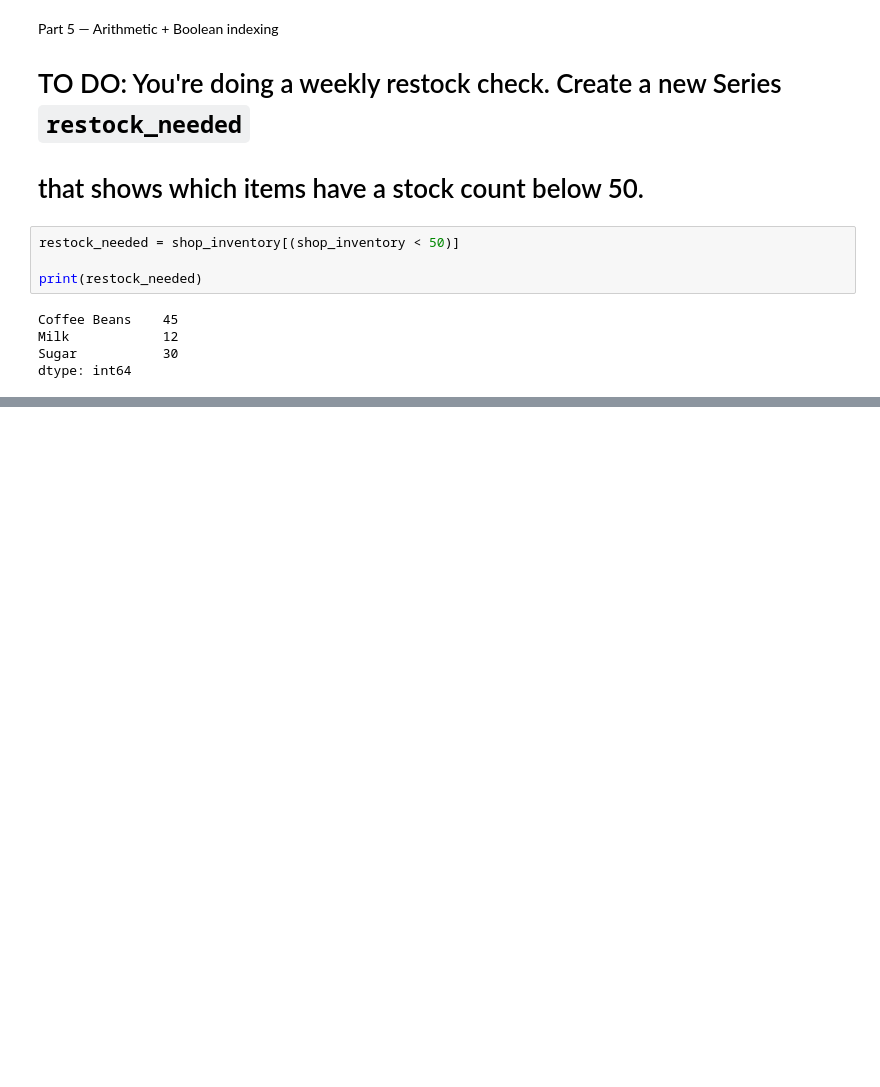
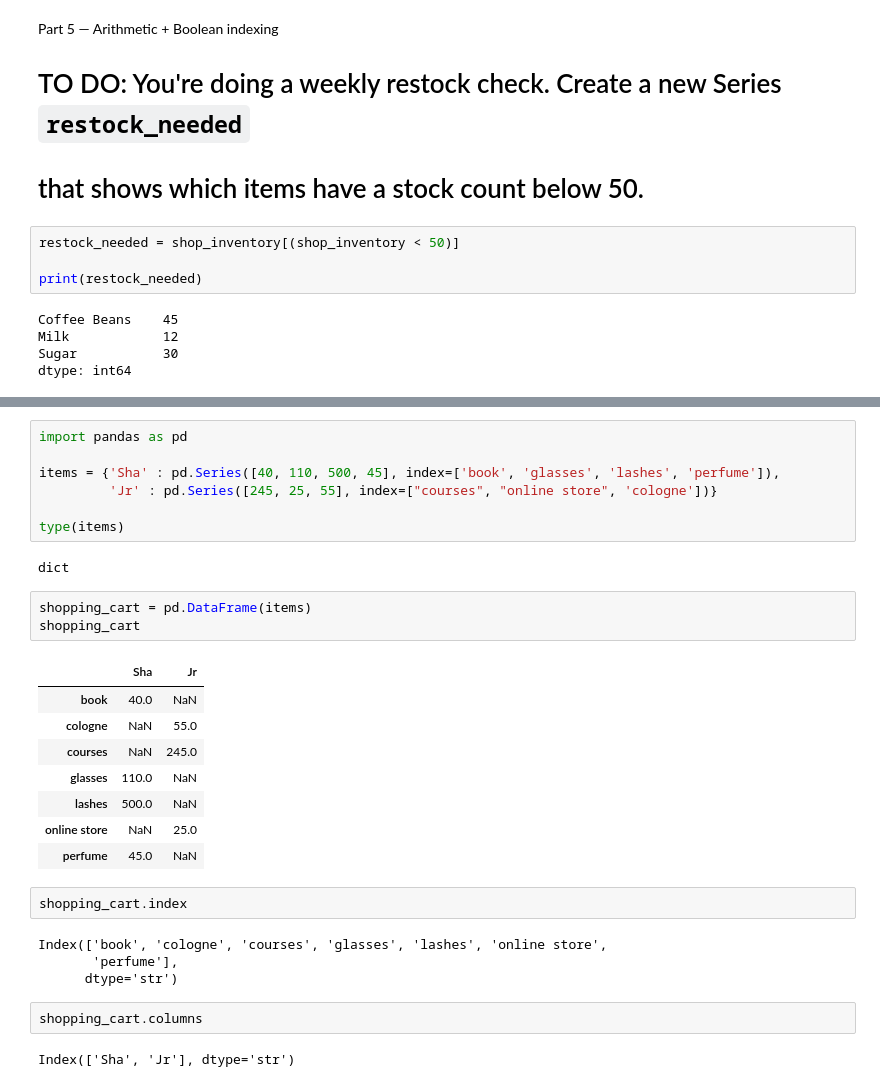
Before and after one commit to jjacque1/Learning-Numpy-in-JupyterNotebooks, a Jupyter notebook: Untitled.ipynb, the cells around one changed output, grey strips where cells are left out. Cells and saved outputs as stored; diff of their text form; blank space fills up the shorter version.

Commit message:
creating a DataFrame using a list or dictionaries, and custom row indexes

```diff
--- a/Untitled.ipynb
+++ b/Untitled.ipynb
@@ -1620,0 +1625,31 @@ dtype: int64
+# %%
+import pandas as pd
+
+items = {'Sha' : pd.Series([40, 110, 500, 45], index=['book', 'glasses', 'lashes', 'perfume']),
+         'Jr' : pd.Series([245, 25, 55], index=["courses", "online store", 'cologne'])}
+
+type(items)
+# %% [output]
+dict
+# %%
+shopping_cart = pd.DataFrame(items)
+shopping_cart
+# %% [output]
+|  | Sha | Jr |
+| book | 40.0 | NaN |
+| cologne | NaN | 55.0 |
+| courses | NaN | 245.0 |
+| glasses | 110.0 | NaN |
+| lashes | 500.0 | NaN |
+| online store | NaN | 25.0 |
+| perfume | 45.0 | NaN |
+# %%
+shopping_cart.index
+# %% [output]
+Index(['book', 'cologne', 'courses', 'glasses', 'lashes', 'online store',
+       'perfume'],
+      dtype='str')
+# %%
+shopping_cart.columns
+# %% [output]
+Index(['Sha', 'Jr'], dtype='str')
```
Also changed, not shown: parts of 11 cells of this notebook.
